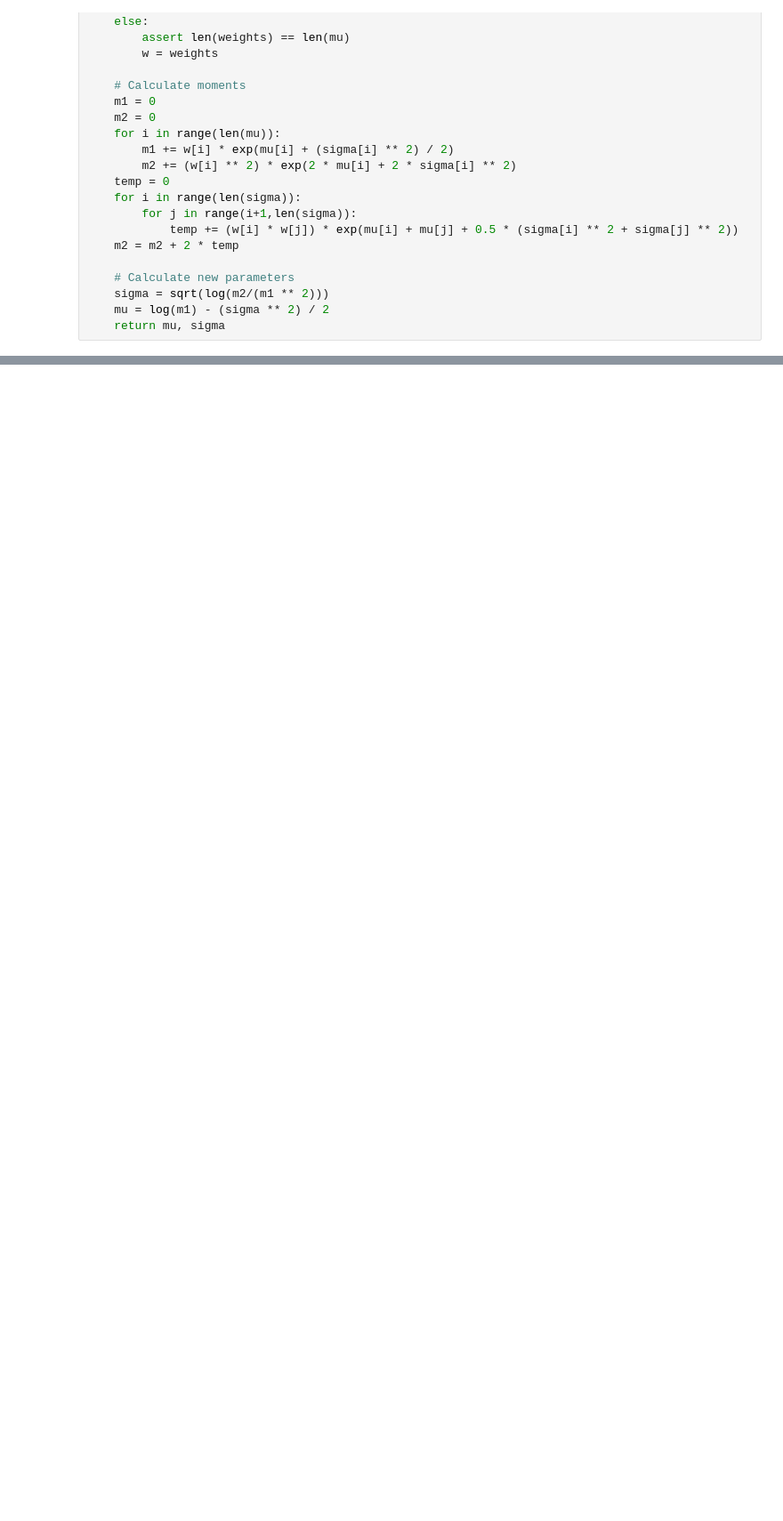
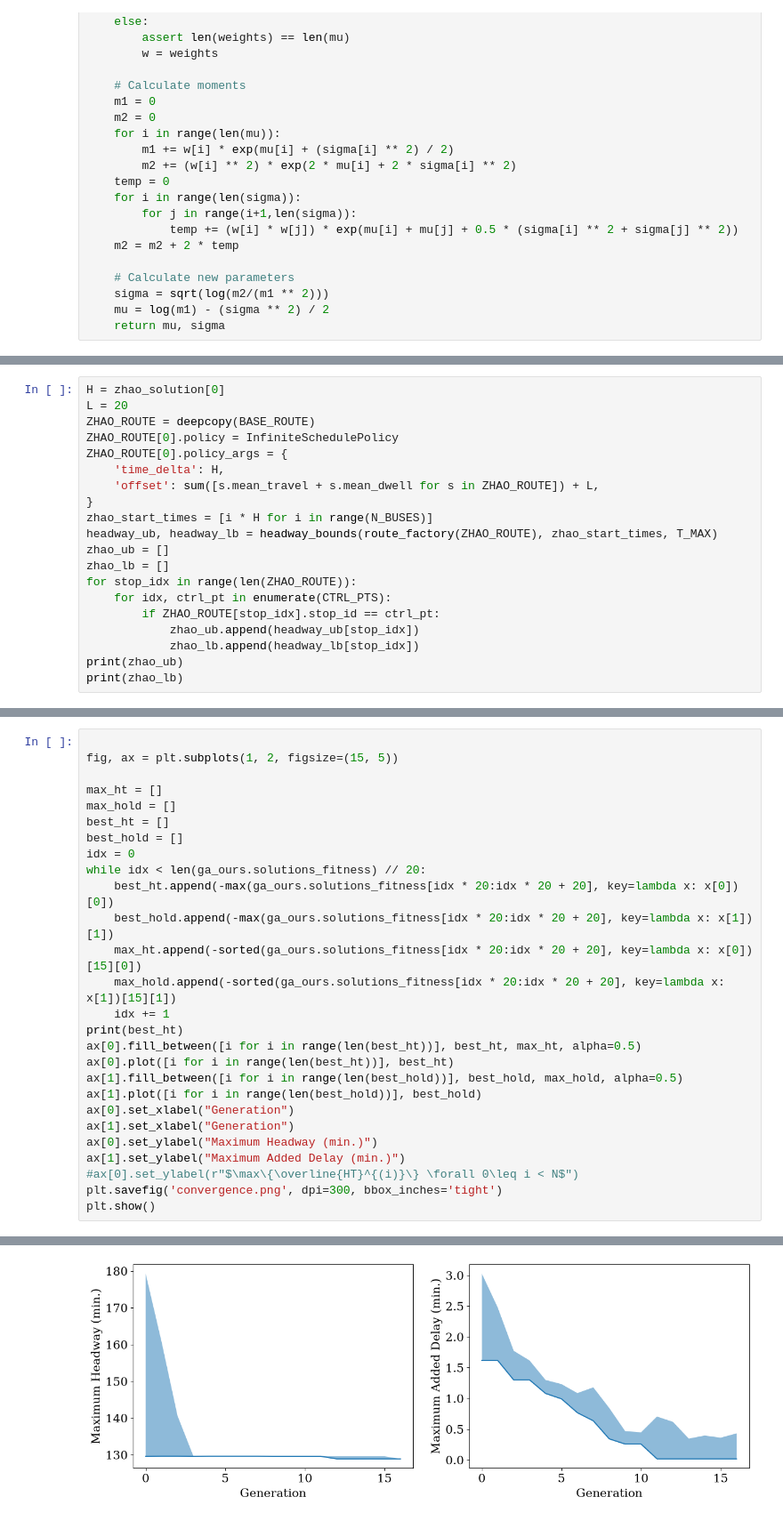
Before and after one commit to m-yuhas/bus-transit-headway-bounds, a Jupyter notebook: policy_optimization.ipynb, the cells around one changed output, grey strips where cells are left out. Shown at 89% size. Drawn from its saved outputs; the diff is of its cells as text; blank space fills up the shorter version.

```diff
--- a/policy_optimization.ipynb
+++ b/policy_optimization.ipynb
@@ -328,0 +503,20 @@ for s in BASE_ROUTE:
+# %%
+H = zhao_solution[0]
+L = 20
+ZHAO_ROUTE = deepcopy(BASE_ROUTE)
+ZHAO_ROUTE[0].policy = InfiniteSchedulePolicy
+ZHAO_ROUTE[0].policy_args = {
+    'time_delta': H,
+    'offset': sum([s.mean_travel + s.mean_dwell for s in ZHAO_ROUTE]) + L,
+}
+zhao_start_times = [i * H for i in range(N_BUSES)]
+headway_ub, headway_lb = headway_bounds(route_factory(ZHAO_ROUTE), zhao_start_times, T_MAX)
+zhao_ub = []
+zhao_lb = []
+for stop_idx in range(len(ZHAO_ROUTE)):
+    for idx, ctrl_pt in enumerate(CTRL_PTS):
+        if ZHAO_ROUTE[stop_idx].stop_id == ctrl_pt:
+            zhao_ub.append(headway_ub[stop_idx])
+            zhao_lb.append(headway_lb[stop_idx])
+print(zhao_ub)
+print(zhao_lb)
@@ -933,0 +684,28 @@ BAD_START_TIMES[-1]
+# %%
+
+fig, ax = plt.subplots(1, 2, figsize=(15, 5))
+
+max_ht = []
+max_hold = []
+best_ht = []
+best_hold = []
+idx = 0
+while idx < len(ga_ours.solutions_fitness) // 20:
+    best_ht.append(-max(ga_ours.solutions_fitness[idx * 20:idx * 20 + 20], key=lambda x: x[0])[0])
+    best_hold.append(-max(ga_ours.solutions_fitness[idx * 20:idx * 20 + 20], key=lambda x: x[1])[1])
+    max_ht.append(-sorted(ga_ours.solutions_fitness[idx * 20:idx * 20 + 20], key=lambda x: x[0])[15][0])
+    max_hold.append(-sorted(ga_ours.solutions_fitness[idx * 20:idx * 20 + 20], key=lambda x: x[1])[15][1])
+    idx += 1
+print(best_ht)
+ax[0].fill_between([i for i in range(len(best_ht))], best_ht, max_ht, alpha=0.5)
+ax[0].plot([i for i in range(len(best_ht))], best_ht)
+ax[1].fill_between([i for i in range(len(best_hold))], best_hold, max_hold, alpha=0.5)
+ax[1].plot([i for i in range(len(best_hold))], best_hold)
+ax[0].set_xlabel("Generation")
+ax[1].set_xlabel("Generation")
+ax[0].set_ylabel("Maximum Headway (min.)")
+ax[1].set_ylabel("Maximum Added Delay (min.)")
+#ax[0].set_ylabel(r"$\max\{\overline{HT}^{(i)}\} \forall 0\leq i < N$")
+plt.savefig('convergence.png', dpi=300, bbox_inches='tight')
+plt.show()
+# %% [output]
@@ -933,0 +713 @@ BAD_START_TIMES[-1]
+[figure, added]
```
Also changed, not shown: parts of 44 cells of this notebook, 3 other files.
